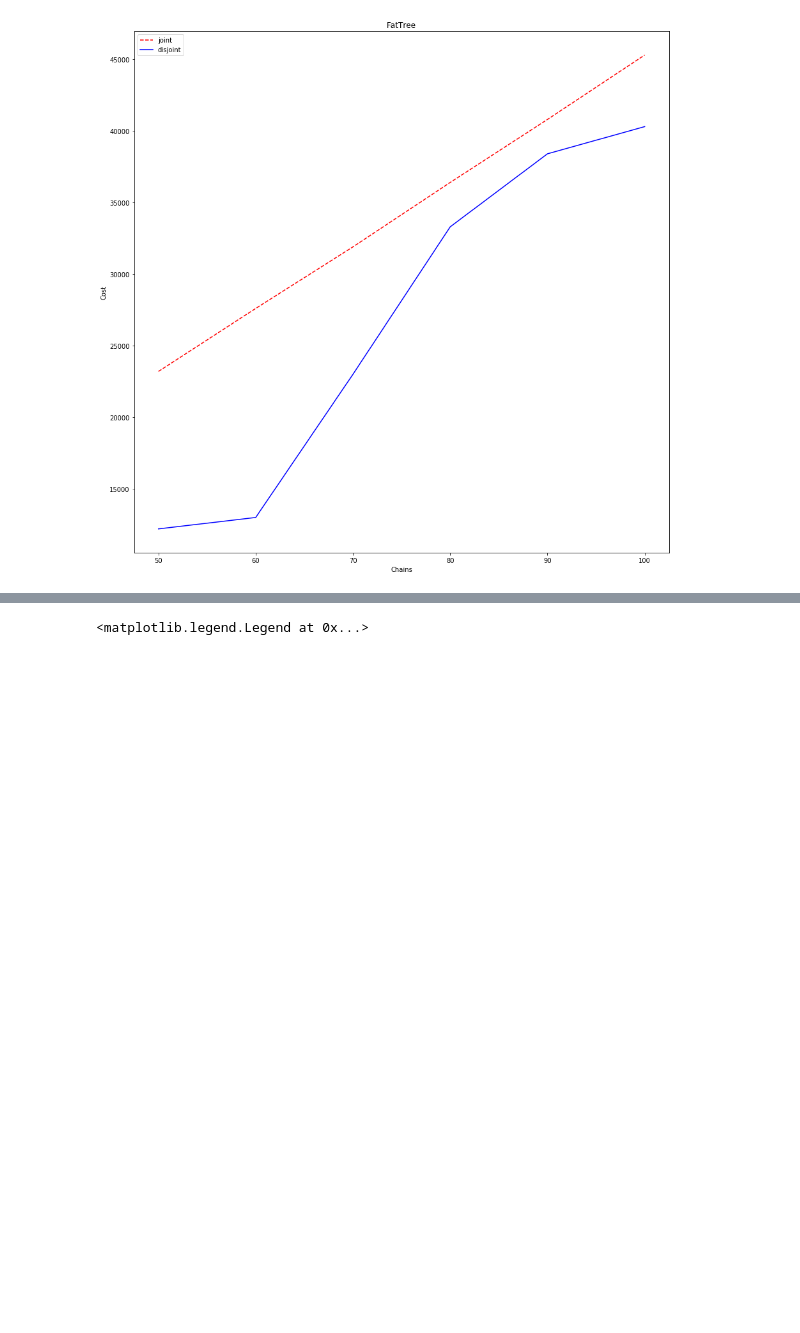
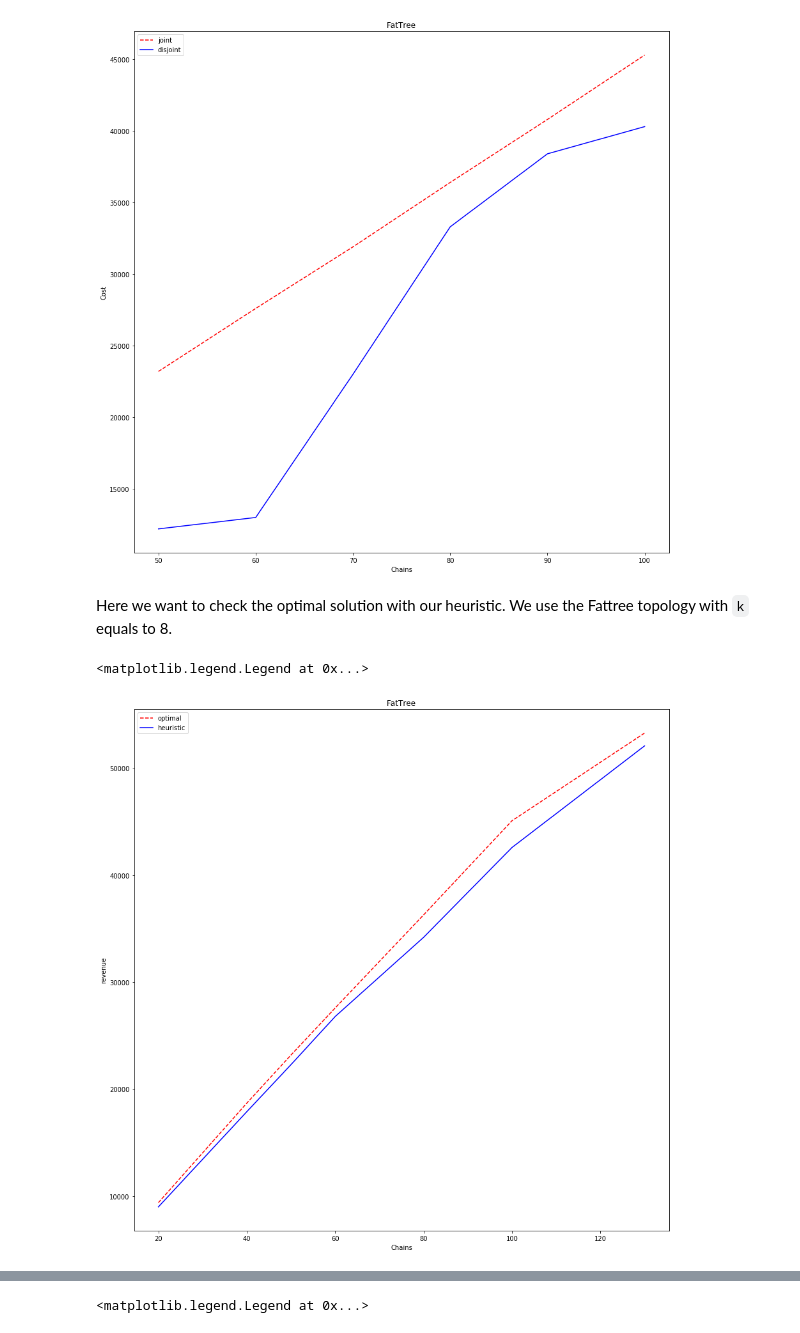
Before and after one commit to reinnet/jsd-mp, a Jupyter notebook: simulation.ipynb, the cells around one changed output, grey strips where cells are left out. Drawn from its saved outputs; the diff is of its cells as text; code cells hidden in the pictures; blank space fills up the shorter version.

```diff
--- a/simulation.ipynb
+++ b/simulation.ipynb
@@ -41,4 +42,41 @@ ax1.legend()
 # %% [output]
 <matplotlib.legend.Legend at 0x...>
 [figure]
+# %% [markdown]
+Here we want to check the optimal solution with our heuristic. We use the Fattree topology with `k` equals to 8.
+# %%
+hresult = {
+    20: 9000,
+    40: 17900,
+    50: 22300,
+    60: 26800,
+    80: 34200,
+    100: 42600,
+    130: 52100,
+}
+
+oresult = {
+    20: 9400,
+    40: 18700,
+    50: 23200,
+    60: 27600,
+    80: 36300,
+    100: 45100,
+    130: 53300,
+}
+
+_, ax = plt.subplots(figsize=(15, 15))
+chains = [d for d in oresult]
+ocost = [oresult[d] for d in oresult]
+hcost = [hresult[d] for d in hresult]
+
+ax.plot(chains, ocost, 'r--', label='optimal')
+ax.plot(chains, hcost, 'b', label='heuristic')
+
+ax.set_title('FatTree')
+ax.set(ylabel='revenue', xlabel='Chains')
+ax.legend()
+# %% [output]
+<matplotlib.legend.Legend at 0x...>
+[figure, added]
 # %% [markdown]
```
Also changed, not shown: parts of 7 cells of this notebook.
